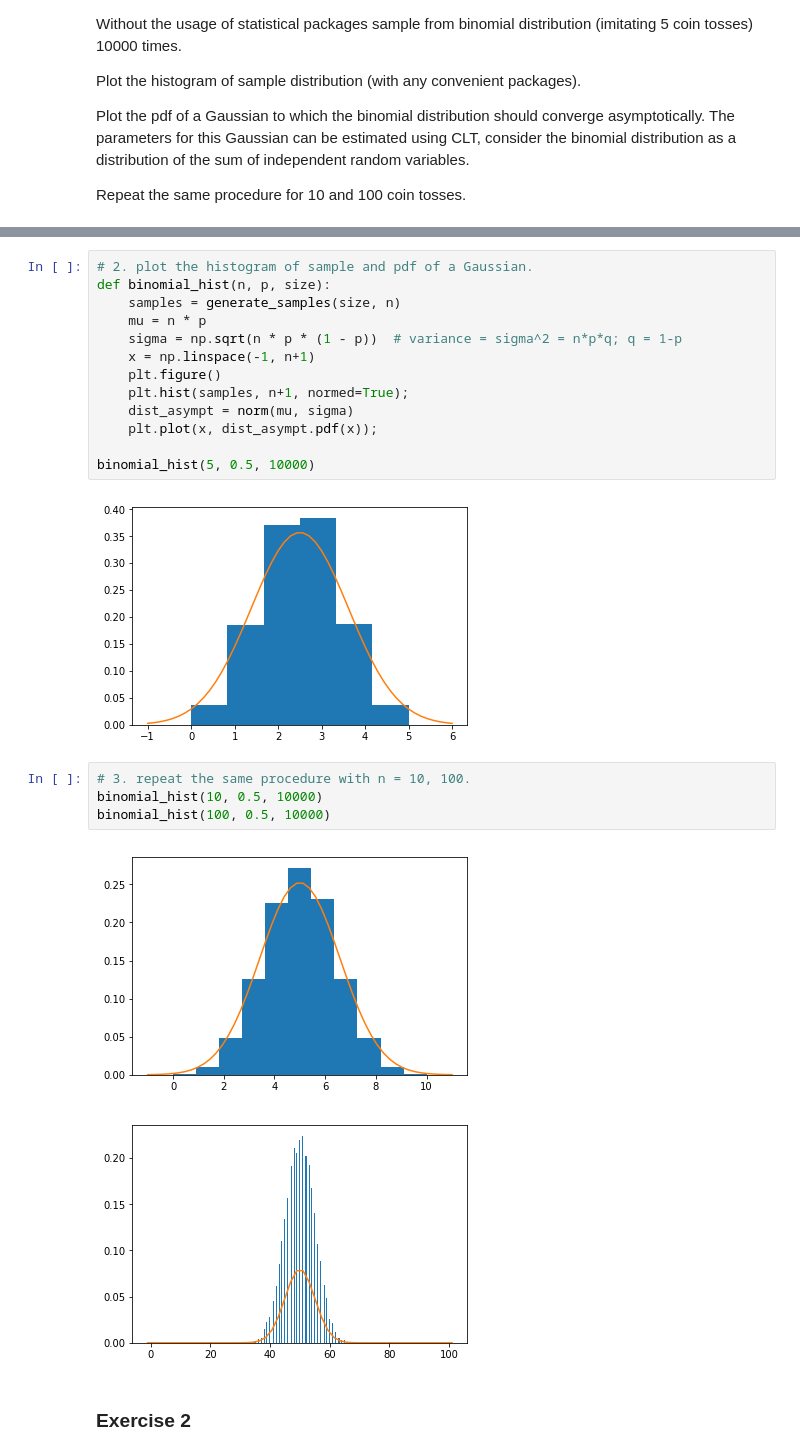
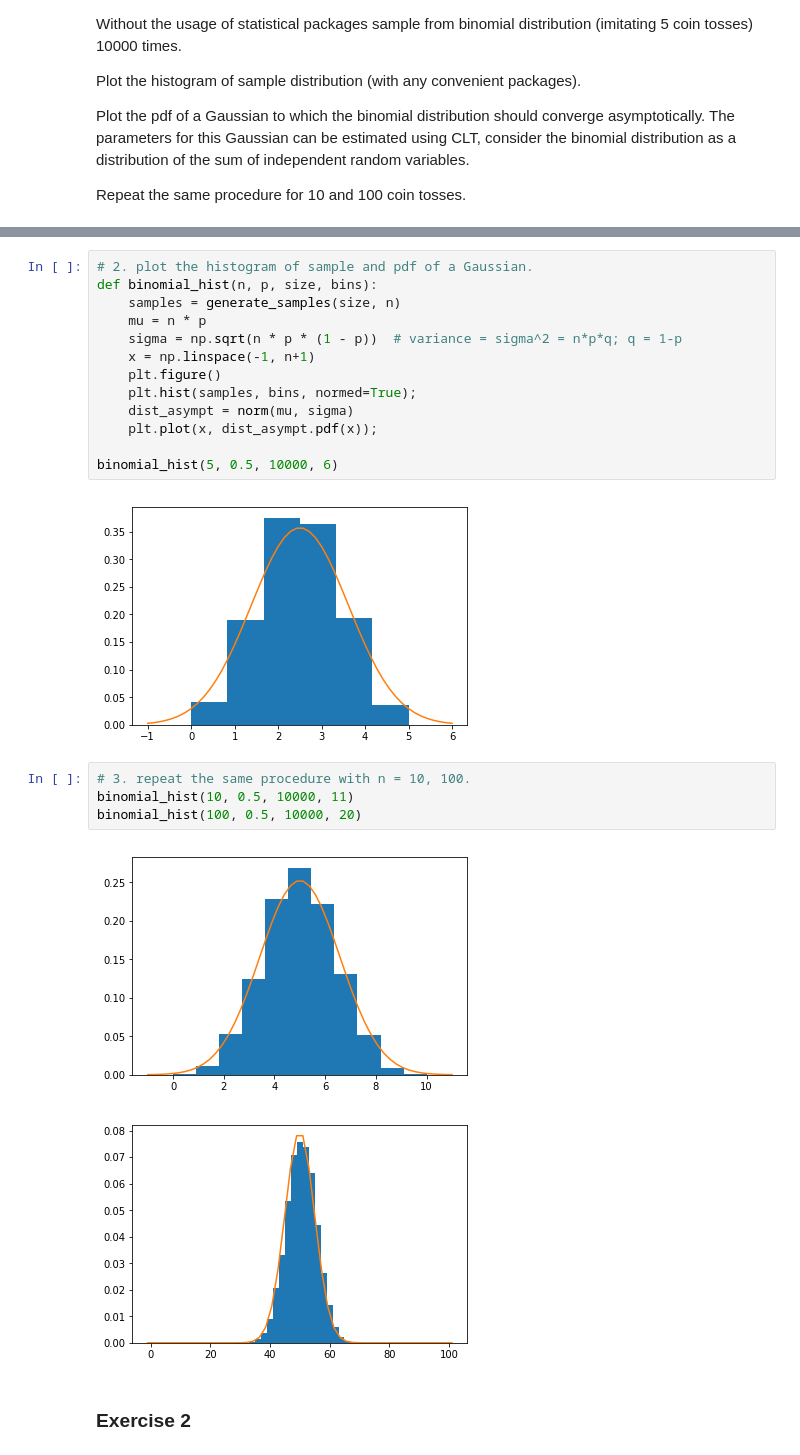
Before and after one commit to nomemm/advstat-labs, a Jupyter notebook: Lab04/Lab04.ipynb, the cells around one changed output, grey strips where cells are left out. Saved outputs shown, nothing was run; the diff lists cells and outputs as text.

```diff
--- a/Lab04/Lab04.ipynb
+++ b/Lab04/Lab04.ipynb
@@ -63,26 +63,26 @@ def generate_samples(size, n):
     return np.sum(samples, axis=1)
 # %%
 # 2. plot the histogram of sample and pdf of a Gaussian.
-def binomial_hist(n, p, size):
+def binomial_hist(n, p, size, bins):
     samples = generate_samples(size, n)
     mu = n * p
     sigma = np.sqrt(n * p * (1 - p))  # variance = sigma^2 = n*p*q; q = 1-p
     x = np.linspace(-1, n+1)
     plt.figure()
-    plt.hist(samples, n+1, normed=True);
+    plt.hist(samples, bins, normed=True);
     dist_asympt = norm(mu, sigma)
     plt.plot(x, dist_asympt.pdf(x));
 
-binomial_hist(5, 0.5, 10000)
+binomial_hist(5, 0.5, 10000, 6)
 # %% [output]
-[figure, old version]
+[figure, new version]
 # %%
 # 3. repeat the same procedure with n = 10, 100.
-binomial_hist(10, 0.5, 10000)
-binomial_hist(100, 0.5, 10000)
+binomial_hist(10, 0.5, 10000, 11)
+binomial_hist(100, 0.5, 10000, 20)
 # %% [output]
-[figure, old version]
+[figure, new version]
-[figure, old version]
+[figure, new version]
 # %% [markdown]
 ### Exercise 2
 # %% [markdown]
```
Also changed, not shown: parts of 8 cells of this notebook.
